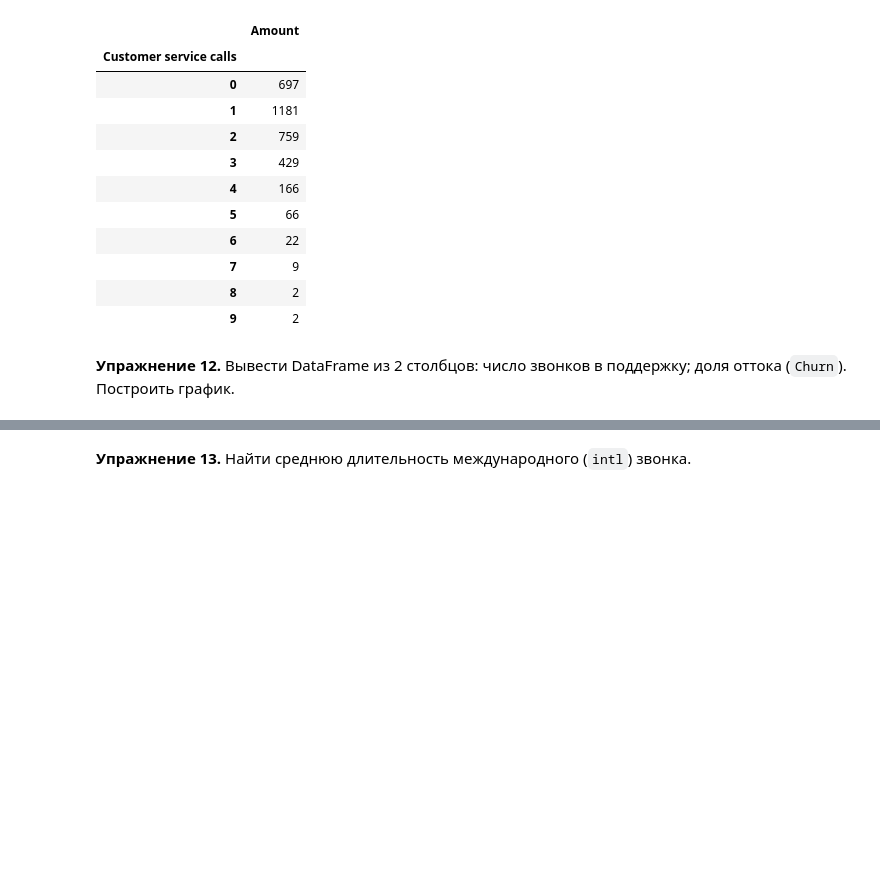
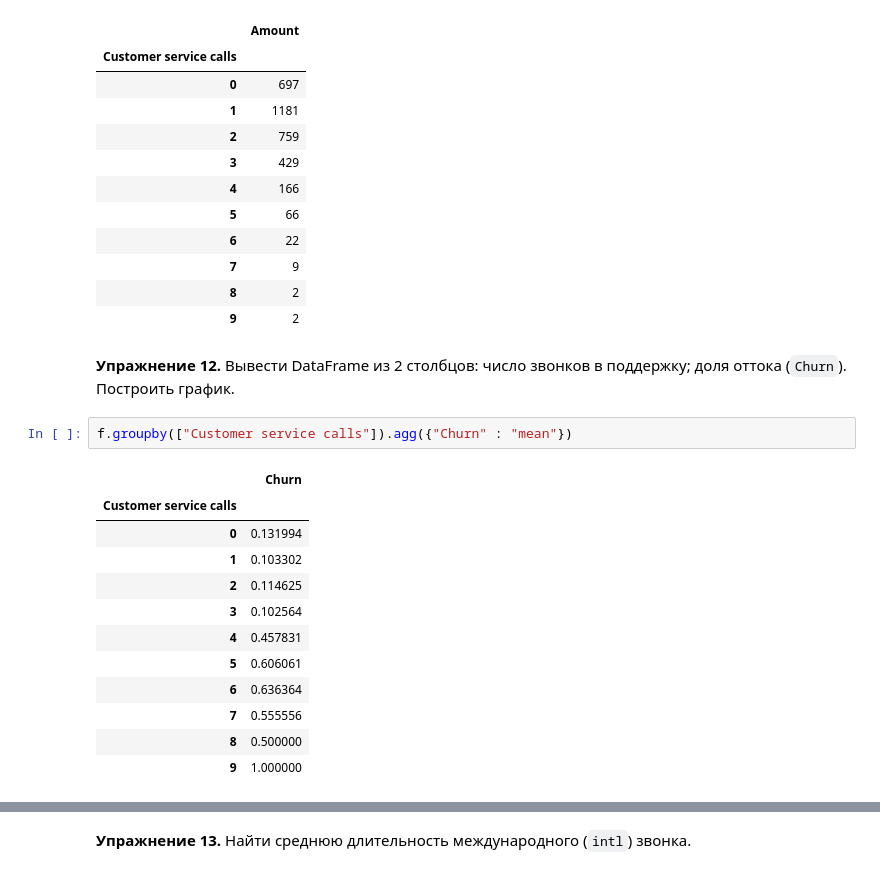
Before and after one commit to OhNoMyRook/python_22, a Jupyter notebook: Classwork-06/lpr6.ipynb, the cells around one changed output, grey strips where cells are left out. Drawn from its saved outputs; the diff is of its cells as text; blank space fills up the shorter version.

```diff
--- a/Classwork-06/lpr6.ipynb
+++ b/Classwork-06/lpr6.ipynb
@@ -1003,3 +991,18 @@ f.groupby(["Customer service calls"]).agg({"Amount":"count"})
 | 9 | 2 |
 # %% [markdown]
 **Упражнение 12.** Вывести DataFrame из 2 столбцов: число звонков в поддержку; доля оттока (`Churn`). Построить график.
+# %%
+f.groupby(["Customer service calls"]).agg({"Churn" : "mean"})
+# %% [output]
+|  | Churn |
+| Customer service calls |  |
+| 0 | 0.131994 |
+| 1 | 0.103302 |
+| 2 | 0.114625 |
+| 3 | 0.102564 |
+| 4 | 0.457831 |
+| 5 | 0.606061 |
+| 6 | 0.636364 |
+| 7 | 0.555556 |
+| 8 | 0.500000 |
+| 9 | 1.000000 |
```
Also changed, not shown: parts of 4 cells of this notebook.
